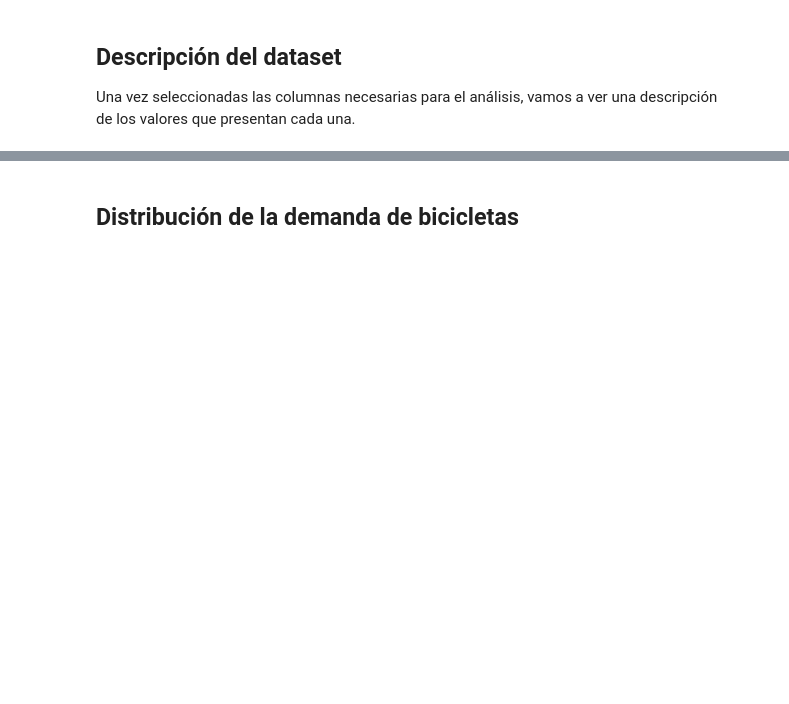
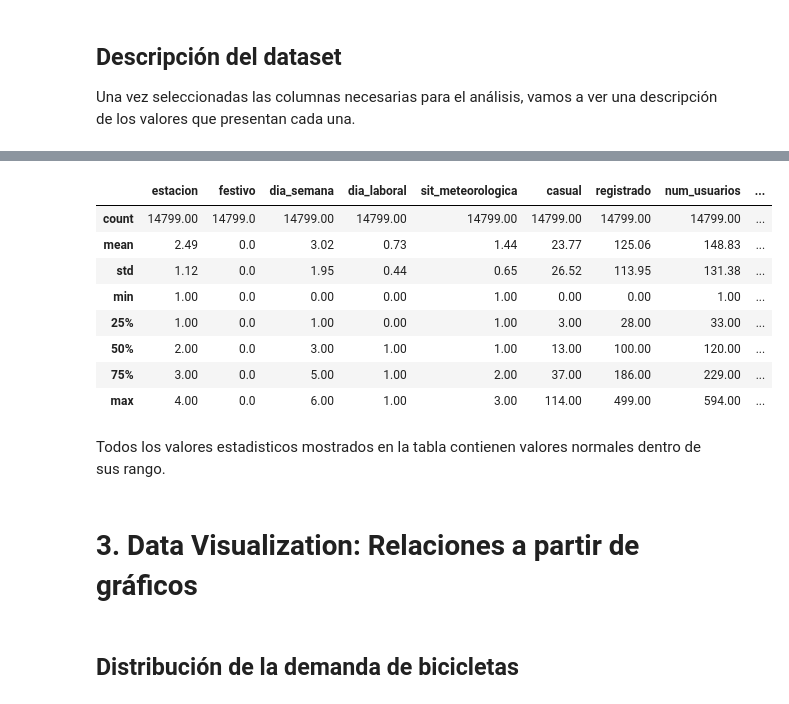
Before and after one commit to felixpradoh/EDA-bike_sharing_dataset, a Jupyter notebook: notebooks/eda.ipynb, the cells around one changed output, grey strips where cells are left out. Drawn from its saved outputs; the diff is of its cells as text; code cells hidden in the pictures; blank space fills up the shorter version.

```diff
--- a/notebooks/eda.ipynb
+++ b/notebooks/eda.ipynb
@@ -151,2 +146,19 @@ SyntaxError: 'break' outside loop (668683560.py, line 1)
+# %%
+# Resumen estadístico del DataFrame
+df.describe().round(2)
+# %% [output]
+|  | estacion | festivo | dia_semana | dia_laboral | sit_meteorologica | casual | registrado | num_usuarios | ... |
+| count | 14799.00 | 14799.0 | 14799.00 | 14799.00 | 14799.00 | 14799.00 | 14799.00 | 14799.00 | ... |
+| mean | 2.49 | 0.0 | 3.02 | 0.73 | 1.44 | 23.77 | 125.06 | 148.83 | ... |
+| std | 1.12 | 0.0 | 1.95 | 0.44 | 0.65 | 26.52 | 113.95 | 131.38 | ... |
+| min | 1.00 | 0.0 | 0.00 | 0.00 | 1.00 | 0.00 | 0.00 | 1.00 | ... |
+| 25% | 1.00 | 0.0 | 1.00 | 0.00 | 1.00 | 3.00 | 28.00 | 33.00 | ... |
+| 50% | 2.00 | 0.0 | 3.00 | 1.00 | 1.00 | 13.00 | 100.00 | 120.00 | ... |
+| 75% | 3.00 | 0.0 | 5.00 | 1.00 | 2.00 | 37.00 | 186.00 | 229.00 | ... |
+| max | 4.00 | 0.0 | 6.00 | 1.00 | 3.00 | 114.00 | 499.00 | 594.00 | ... |
+# %% [markdown]
+Todos los valores estadisticos mostrados en la tabla contienen valores normales dentro de sus rango.
+# %% [markdown]
+# 3. Data Visualization: Relaciones a partir de gráficos
 # %% [markdown]
 ## Distribución de la demanda de bicicletas
```
Also changed, not shown: parts of 19 cells of this notebook.
